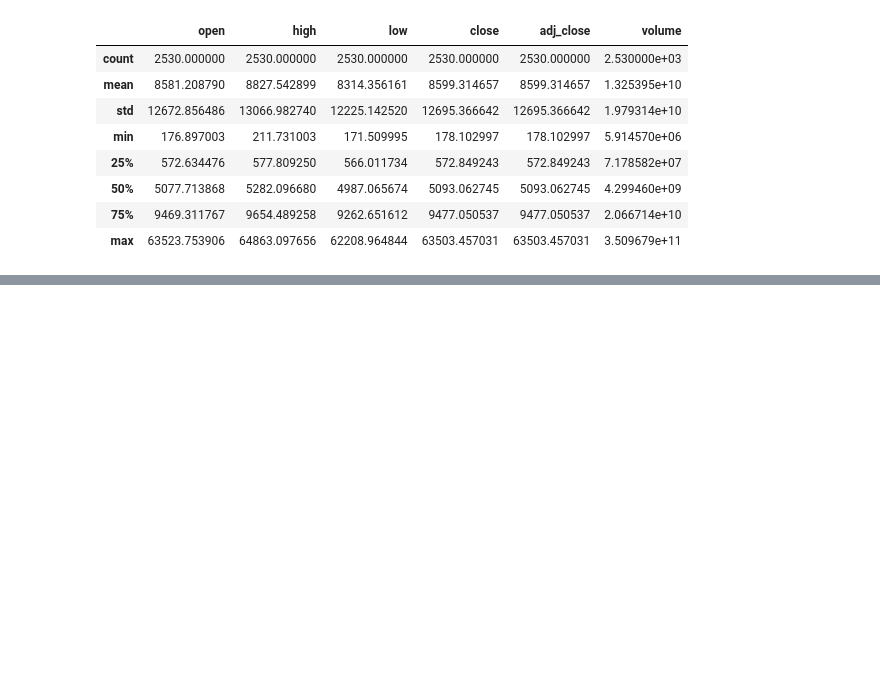
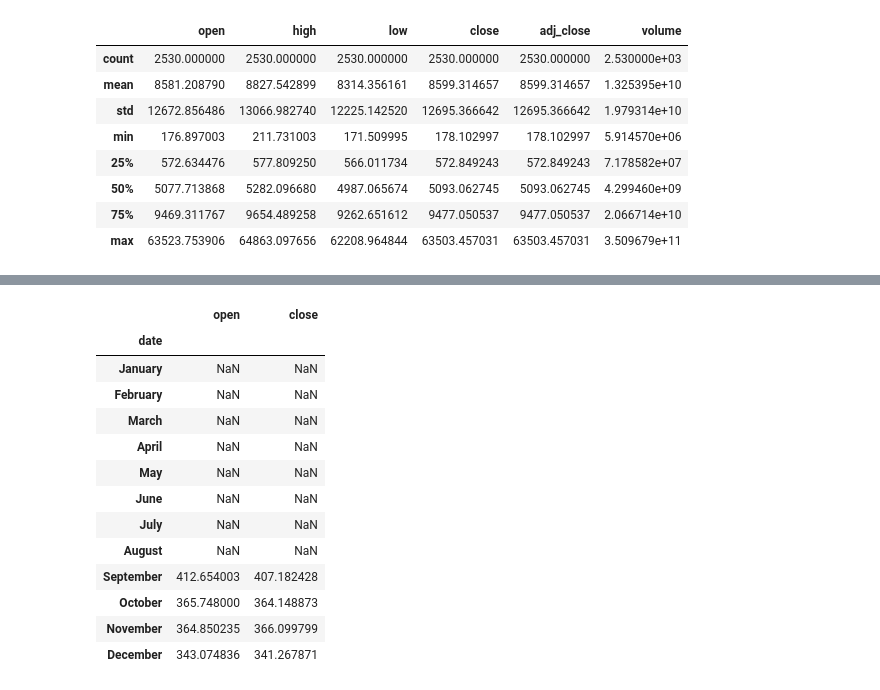
Before and after one commit to ARPIT-SINGHAL-22102003/BITCOIN-PRICE-PRDICTION, a Jupyter notebook: main.ipynb, the cells around one changed output, grey strips where cells are left out. Cells and saved outputs as stored; diff of their text form; code cells hidden in the pictures; blank space fills up the shorter version.

```diff
--- a/main.ipynb
+++ b/main.ipynb
@@ -68,0 +131,21 @@ data.describe()
+# %%
+monthvise= y_2014.groupby(y_2014['date'].dt.strftime('%B'))[['open','close']].mean()
+new_order = ['January', 'February', 'March', 'April', 'May', 'June', 'July', 'August',
+             'September', 'October', 'November', 'December']
+monthvise = monthvise.reindex(new_order, axis=0)
+monthvise
+# %% [output]
+|  | open | close |
+| date |  |  |
+| January | NaN | NaN |
+| February | NaN | NaN |
+| March | NaN | NaN |
+| April | NaN | NaN |
+| May | NaN | NaN |
+| June | NaN | NaN |
+| July | NaN | NaN |
+| August | NaN | NaN |
+| September | 412.654003 | 407.182428 |
+| October | 365.748000 | 364.148873 |
+| November | 364.850235 | 366.099799 |
+| December | 343.074836 | 341.267871 |
```
Also changed, not shown: parts of 7 cells of this notebook.
